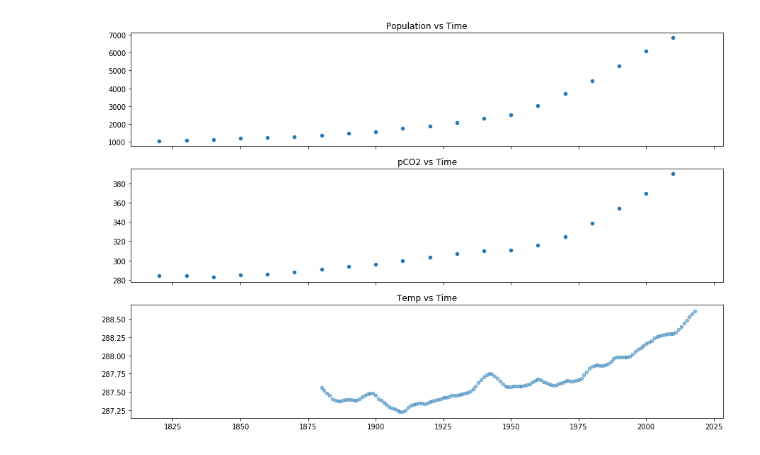
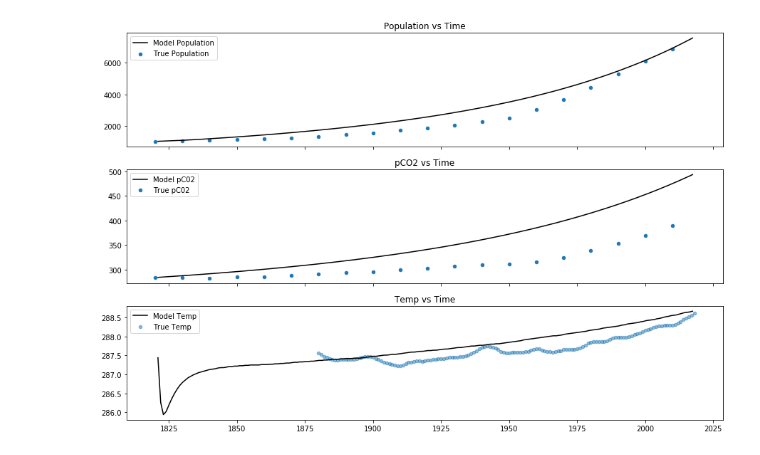
Before and after one commit to ethansav3/coupled_ebm, a Jupyter notebook: model/TrueData.ipynb, the cells around one changed output. Drawn from its saved outputs; the diff is of its cells as text; code cells hidden in the pictures.

Commit message:
made plots comparing the models output to actual data

```diff
--- a/model/TrueData.ipynb
+++ b/model/TrueData.ipynb
@@ -33,24 +33,42 @@ df2['tempK_smooth']=df2['tempC_smooth']+273.15;
 #line=plt.scatter(co2,np.log(population),c=time,cmap='jet');
 #plt.colorbar(line);
 # %%
+#actual data
 co2 = np.asarray(df.co2_ppm)
 population = np.asarray(df.population)
 temp_smooth = df2['tempK_smooth']
 timeP = np.asarray(df.time)
 timeT = np.asarray(df2.year)
 tempK = np.asarray(df2.tempK)
 tempK_smooth = np.asarray(df2.tempK_smooth)
 
+#output of our model
+modelData, finalavgtemp = readOutput();
+modelTime = np.asarray(modelData['time'])
+modelTemp = np.asarray(modelData['temp'])
+modelPop = np.asarray(modelData['pop'])
+modelPco2 = np.asarray(modelData['pco2'])
+modelTime = modelTime/60/60/24/365.25; #convert secons to years
+modelTime = modelTime + 1820;
+modelPco2 = modelPco2*10**6
+
 size = 20
 
 fig, (ax1, ax2, ax3) = plt.subplots(3,sharex=True,figsize=(15,10));
 ax1.scatter(timeP,population,s=size, label='True Population');
+ax1.plot(modelTime,modelPop,c='black', label='Model Population');
 ax1.set_title("Population vs Time")
+ax1.legend(loc='best');
+
 
 ax2.scatter(timeP,co2,s=size, label='True pC02');
+ax2.plot(modelTime,modelPco2,c='black', label='Model pC02');
 ax2.set_title("pCO2 vs Time");
+ax2.legend(loc='best');
 
 ax3.scatter(timeT,tempK_smooth,label='True Temp', alpha=.5,s=size);
+ax3.plot(modelTime,modelTemp,c='black', label='Model Temp');
 ax3.set_title("Temp vs Time");
+ax3.legend(loc='best');
 # %% [output]
-[figure, old version]
+[figure, new version]
```
Also changed, not shown: parts of 1 cell of this notebook, 1 other file.
